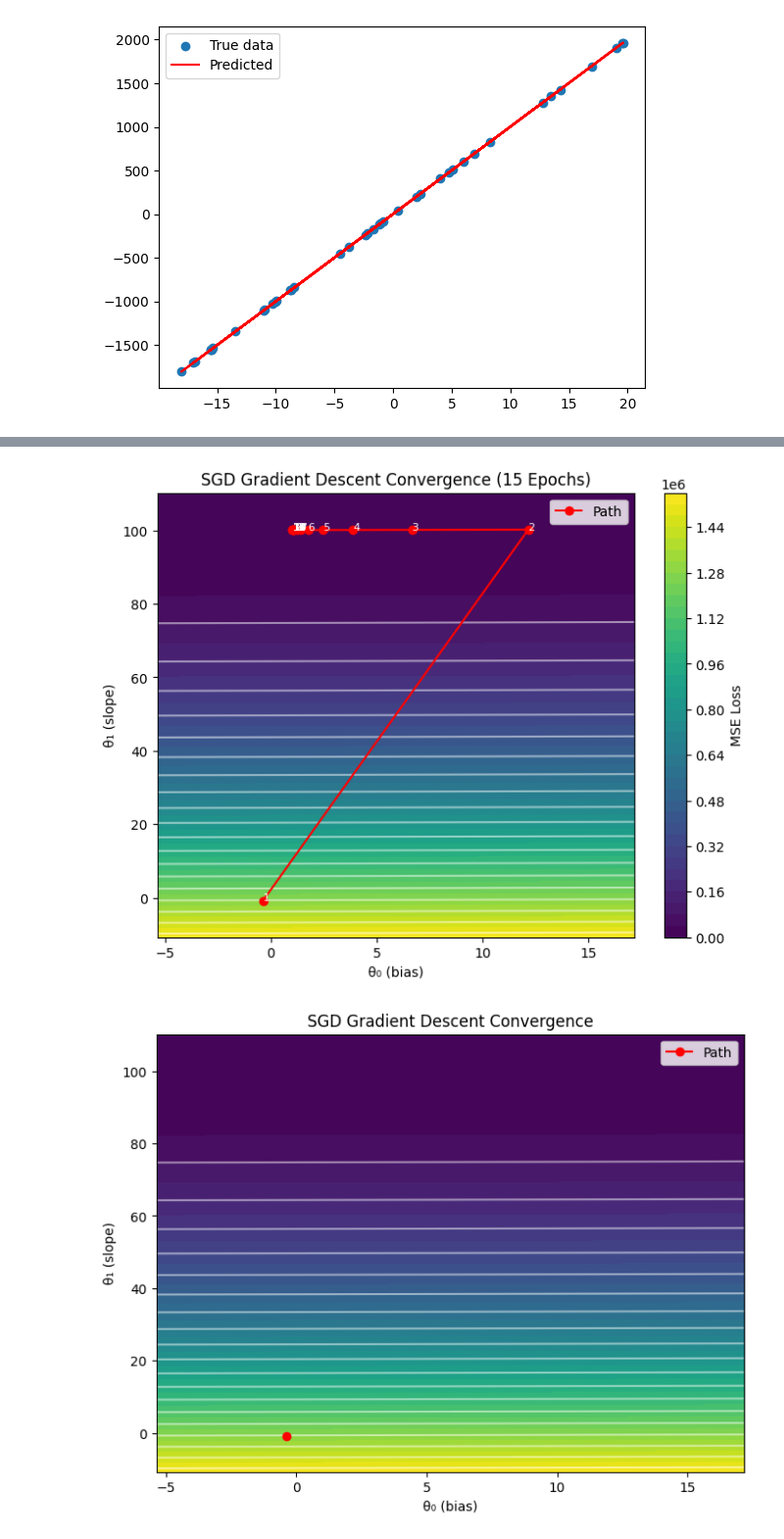
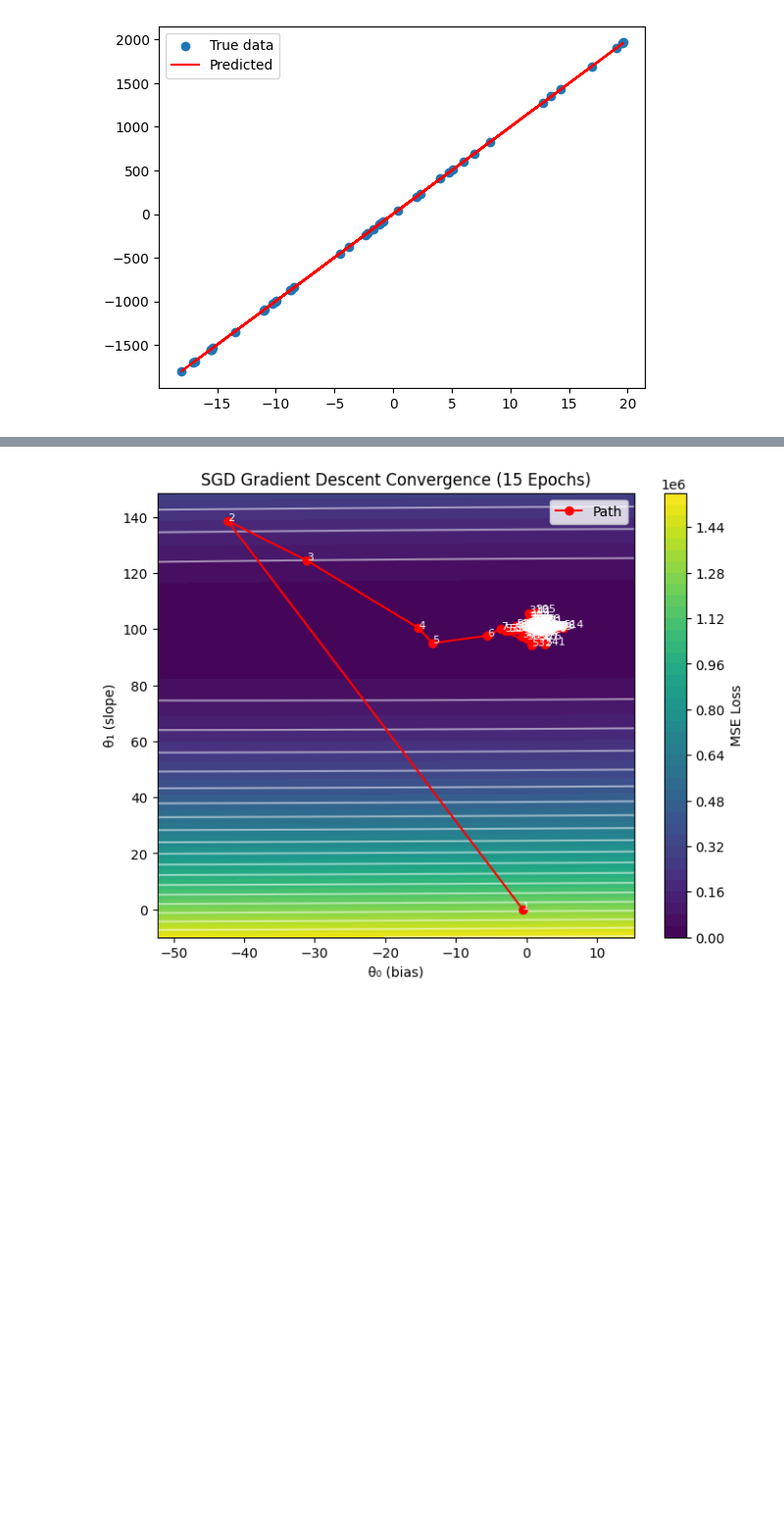
Before and after one commit to SAIGAWALI/Image-Reconstruction-and-Logistic-Regression, a Jupyter notebook: Task1/main.ipynb, the cells around one changed output, grey strips where cells are left out. Shown at 98% size. Drawn from its saved outputs; the diff is of its cells as text; code cells hidden in the pictures; blank space fills up the shorter version.

```diff
--- a/Task1/main.ipynb
+++ b/Task1/main.ipynb
@@ -332,10 +277,15 @@ print(x1.shape,y.shape)
 (40,) (40,)
 # %%
 
-theta=torch.randn((2,1),requires_grad=True)
+theta=torch.randn((2,1),requires_grad=True)#initialize
 y=torch.tensor(y,dtype=torch.float32).view(-1,1)
 x=torch.tensor(x1,dtype=torch.float32).view(-1,1)
+x_=torch.cat((torch.ones(x.shape[0],1),x), dim=1)
 print("size:",y.shape,x.shape)
+theta_true=np.linalg.inv(x_.T@x_)@x_.T@y
+
+print(f"theta_true:{theta_true}")
+
 Epoch=0
 theta_hist=[]
 loss_hist=[]
@@ -344,7 +294,10 @@ while(True):
     Epoch+=1
     theta_old=theta.clone()
     theta_hist.append(theta_old.detach().numpy().flatten())
-    for i in range(0,x.shape[0]):
+    #indices for shuffuling
+    indices = torch.randperm(x.shape[0])
+
+    for i in indices:
         y_pred=theta[0]+theta[1]*(x[i])
         loss=(y[i]-y_pred)**2
         loss_hist.append(loss.clone().detach().item())
@@ -352,9 +305,12 @@ while(True):
         with torch.no_grad():
             theta-=learning_rate*theta.grad
             theta.grad.zero_()
-    if(abs(theta_old[0]-theta[0])<0.001 and abs(theta_old[1]-theta[1])<0.001):
-            break;
+    if(torch.norm(theta_true.clone().detach()-theta.clone().detach())<0.001):
+            break
+    if(Epoch>1000):
+        break
     print(f"Epoch{Epoch}, theta:\n",theta)
-print("Epoch:",Epoch)
+print("Final Epoch:", Epoch)
+print("Final theta:", theta.detach())
 # %% [output]
 size: torch.Size([40, 1]) torch.Size([40, 1])
@@ -394,12 +350,12 @@ print(loss.item())
 def visualize_convergence_sgd_1d(x, y, theta_hist, animate=False):
     theta_hist = np.array(theta_hist[:15 * len(x)])  # first 15 epochs
 
-    # Flatten x to 1D if needed
+    # Flatten x to 1D
     x = x.flatten()
     y = y.flatten()
 
     # Grid for contour
-    t0_vals = np.linspace(np.min(theta_hist[:,0])-5, np.max(theta_hist[:,0])+5, 200)
+    t0_vals = np.linspace(np.min(theta_hist[:,0])-10, np.max(theta_hist[:,0])+10, 200)
     t1_vals = np.linspace(np.min(theta_hist[:,1])-10, np.max(theta_hist[:,1])+10, 200)
     T0, T1 = np.meshgrid(t0_vals, t1_vals)
 
@@ -417,39 +373,36 @@ def visualize_convergence_sgd_1d(x, y, theta_hist, animate=False):
         plt.contour(T0, T1, Z, levels=20, colors="white", alpha=0.5)
 
         plt.plot(theta_hist[:,0], theta_hist[:,1], 'ro-', label="Path")
         for k, (t0, t1) in enumerate(theta_hist):
             plt.text(t0, t1, str(k+1), color="white", fontsize=8)
 
         plt.xlabel("θ₀ (bias)")
         plt.ylabel("θ₁ (slope)")
         plt.title("SGD Gradient Descent Convergence (15 Epochs)")
         plt.legend()
         plt.show()
 
     else:
         fig, ax = plt.subplots(figsize=(8,6))
         ax.contourf(T0, T1, Z, levels=50, cmap="viridis")
         ax.contour(T0, T1, Z, levels=20, colors="white", alpha=0.5)
         line, = ax.plot([], [], 'ro-', label="Path")
         ax.set_xlabel("θ₀ (bias)")
         ax.set_ylabel("θ₁ (slope)")
         ax.set_title("SGD Gradient Descent Convergence")
         ax.legend()
 
         def update(frame):
             line.set_data(theta_hist[:frame+1,0], theta_hist[:frame+1,1])
             return line,
 
         ani = animation.FuncAnimation(fig, update, frames=len(theta_hist), interval=200, blit=True)
-        plt.show()
+        plt.close(fig)
         return ani
-    # assuming you already have theta_hist, x, y
-visualize_convergence_sgd_1d(x.numpy(), y.numpy(), theta_hist, animate=False)  # ✅ static
-# or
+visualize_convergence_sgd_1d(x.numpy(), y.numpy(), theta_hist, animate=False)  # static
 ani = visualize_convergence_sgd_1d(x.numpy(), y.numpy(), theta_hist, animate=True)  # animated
-#ani.save("gd_convergence_3.gif", writer="pillow")  # save GIF
+ani.save("gd_convergence_3.gif", writer="pillow")  # save GIF
 # %% [output]
-[figure, old version]
+[figure, new version]
-[figure, removed]
 # %%
 # Convert loss_hist to numpy
```
Also changed, not shown: parts of 19 cells of this notebook, 4 other files.
